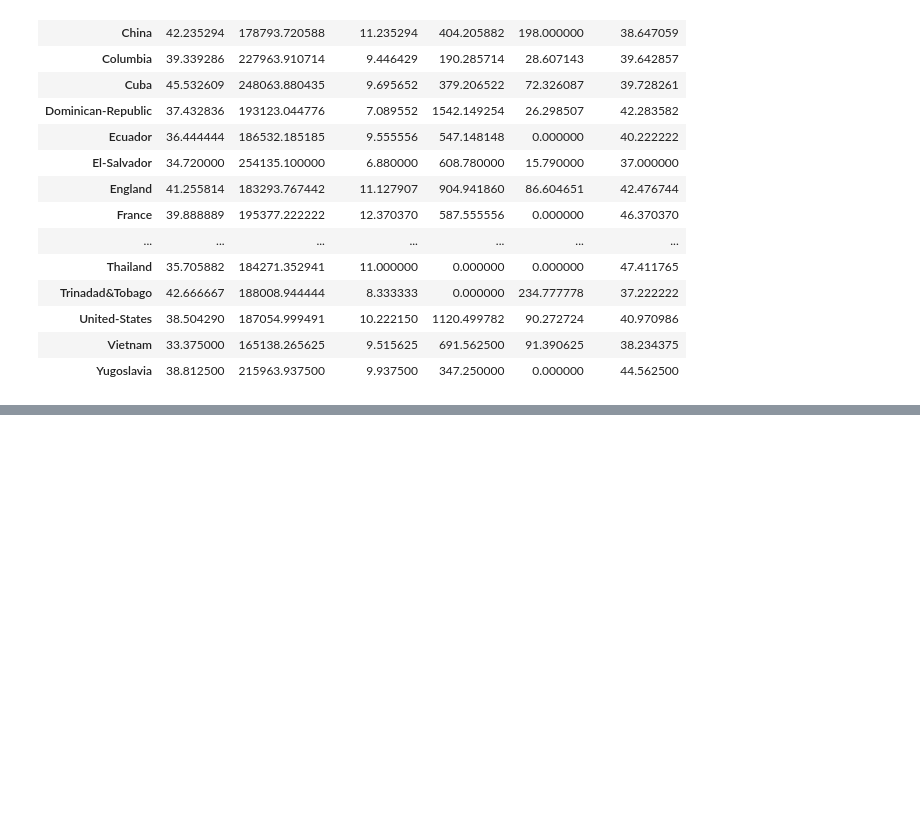
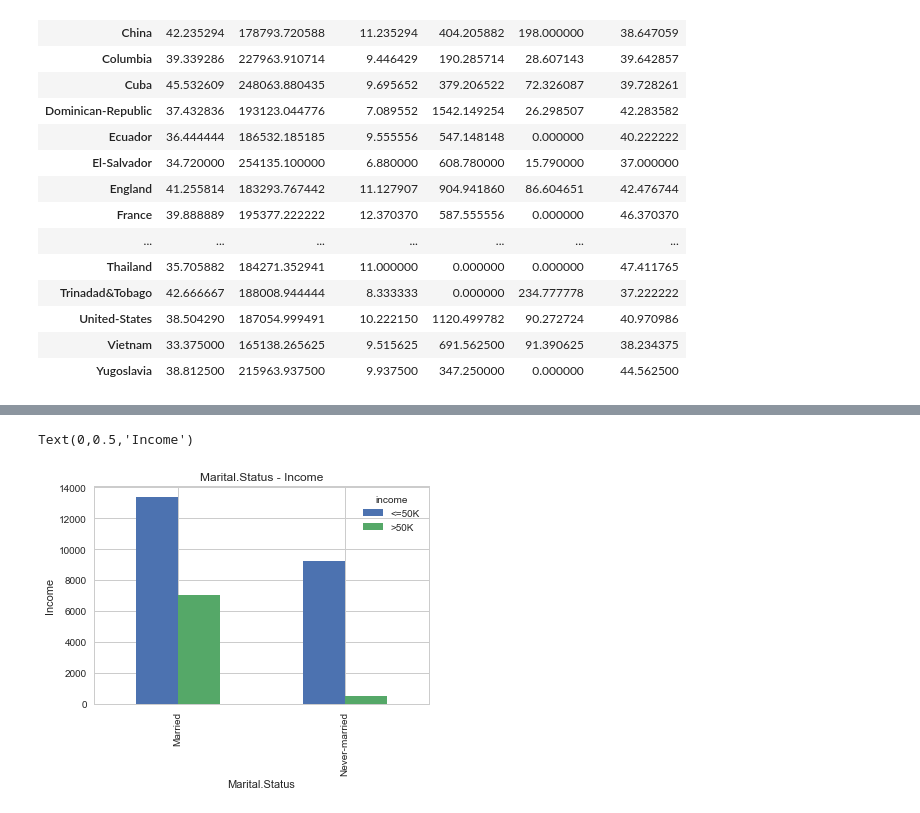
Before and after one commit to fepineda/AnalisisCensos, a Jupyter notebook: RegresionLogisticav2.ipynb, the cells around one changed output, grey strips where cells are left out. Drawn from its saved outputs; the diff is of its cells as text; code cells hidden in the pictures; blank space fills up the shorter version.

```diff
--- a/RegresionLogisticav2.ipynb
+++ b/RegresionLogisticav2.ipynb
@@ -199,0 +222,9 @@ data_limpia.groupby("native.country").mean()
+# %%
+#Marital.statuts vs income para ver cual afecta mas
+pd.crosstab(data_limpia["marital.status"] , data_limpia.income).plot(kind="bar")
+plt.title("Marital.Status - Income")
+plt.xlabel("Marital.Status")
+plt.ylabel("Income")
+# %% [output]
+Text(0,0.5,'Income')
+[figure, added]
```
Also changed, not shown: parts of 7 cells of this notebook.
